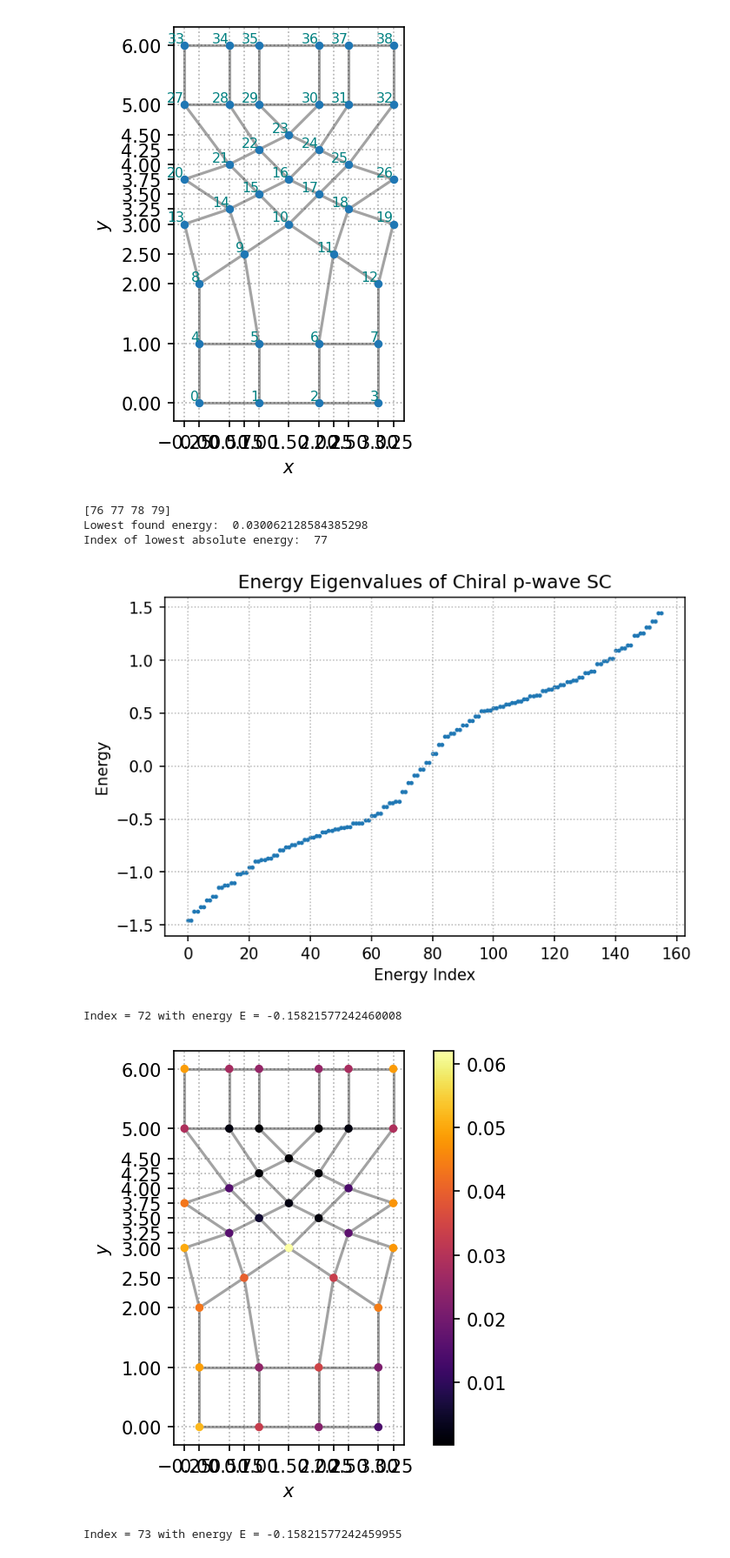
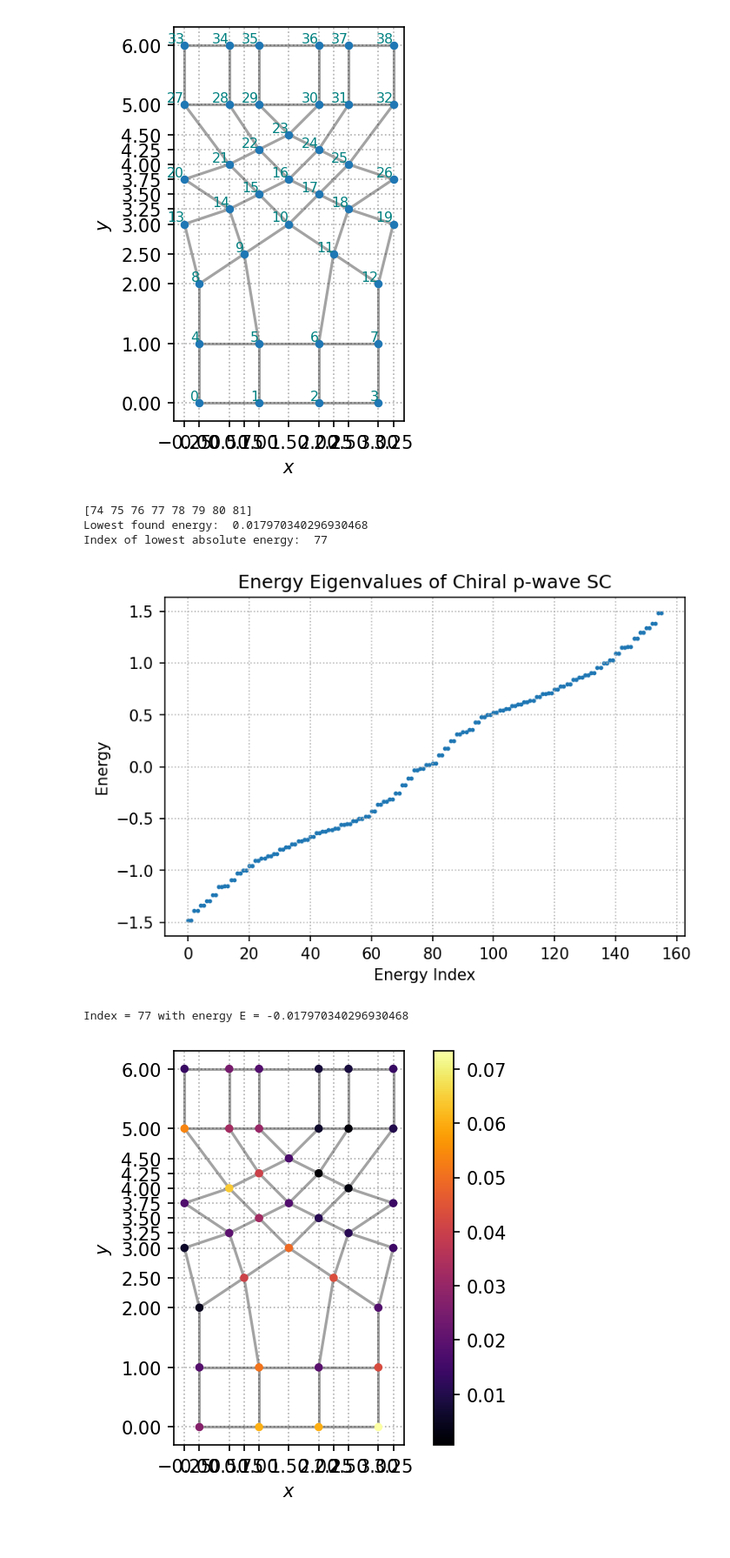
Before and after one commit to isschoch/chiral-p-wave-on-buckyball-geometry, a Jupyter notebook: disclination_dipole.ipynb, the cells around one changed output. Shown at 87% size. Cells and saved outputs as stored; diff of their text form; code cells hidden in the pictures.

```diff
--- a/disclination_dipole.ipynb
+++ b/disclination_dipole.ipynb
@@ -53,15 +53,15 @@ lattice.add_sites(
     ]
 )
 
-lattice.add_edges(
+lattice.add_bonds(
     [(j + i * 4, j + 1 + i * 4) for j in range(3) for i in range(2)],
     [(1, 3) for i in range(6)],
 )
-# lattice.add_edges([(4+i, 4+i+1) for i in range(3)])
-lattice.add_edges(
+# lattice.add_bonds([(4+i, 4+i+1) for i in range(3)])
+lattice.add_bonds(
     [(2 * 4 + j, 2 * 4 + j + 1) for j in range(4)], [(1, 3) for i in range(4)]
 )
-lattice.add_edges(
+lattice.add_bonds(
     [
         (2 * 4 + 5 + j + i * 7, 2 * 4 + 5 + j + 1 + i * 7)
         for j in range(6)
@@ -77,7 +77,7 @@ print(
     ],
     [(1, 3) for i in range(10)],
 )
-lattice.add_edges(
+lattice.add_bonds(
     [
         (2 * 4 + 5 + 2 * 7 + j + i * 6, 2 * 4 + 5 + 2 * 7 + j + 1 + i * 6)
         for j in range(5)
@@ -86,33 +86,33 @@ lattice.add_edges(
     [(1, 3) for i in range(10)],
 )
 
-lattice.add_edges([(0, 4), (5, 1), (6, 2), (7, 3)], [(0, 2) for i in range(4)])
-lattice.add_edges([(4, 8), (5, 9), (6, 11), (7, 12)], [(0, 2) for i in range(4)])
-lattice.add_edges(
+lattice.add_bonds([(0, 4), (5, 1), (6, 2), (7, 3)], [(0, 2) for i in range(4)])
+lattice.add_bonds([(4, 8), (5, 9), (6, 11), (7, 12)], [(0, 2) for i in range(4)])
+lattice.add_bonds(
     [(8, 13), (9, 14), (10, 15), (10, 17), (11, 18), (12, 19)],
     [(0, 2) for i in range(6)],
 )
-lattice.add_edges(
+lattice.add_bonds(
     [(14, 20), (15, 21), (16, 22), (16, 24), (17, 25), (18, 26)],
     [(0, 2) for i in range(6)],
 )
-lattice.add_edges(
+lattice.add_bonds(
     [(21, 27), (22, 28), (23, 29), (23, 30), (24, 31), (25, 32)],
     [(0, 2) for i in range(6)],
 )
-lattice.add_edges([(27 + j, 33 + j) for j in range(6)], [(0, 2) for i in range(6)])
+lattice.add_bonds([(27 + j, 33 + j) for j in range(6)], [(0, 2) for i in range(6)])
 
 
 # lattice.remove_sites([38, 32, 26, 19])
 # lattice.add_sites([(-1, i) for i in range(3)])
 
-flagged_edges_triangle = [(29, 23), (28, 22), (27, 21)]
-flagged_edges_pentagon = [(10, 9), (15, 14), (21, 20)]
+flagged_bonds_triangle = [(29, 23), (28, 22), (27, 21)]
+flagged_bonds_pentagon = [(10, 9), (15, 14), (21, 20)]
 num_sites = lattice.get_num_sites()
 lattice_sites = lattice.get_sites()
 
-# lattice.add_edges([(35, 0), (36, 4), (37, 8), (3, 35), (7, 36), (12, 37), (18, 13), (18, 19), (24, 19), (12, 13), (29, 25), (34, 30), (24, 25)], [(1, 3) for i in range(13)])
-# lattice.add_edges([(35, 36), (36, 37), (30, 35), (31, 0), (32, 1), (33, 2), (34, 3)], [(0, 2) for i in range(7)])
+# lattice.add_bonds([(35, 0), (36, 4), (37, 8), (3, 35), (7, 36), (12, 37), (18, 13), (18, 19), (24, 19), (12, 13), (29, 25), (34, 30), (24, 25)], [(1, 3) for i in range(13)])
+# lattice.add_bonds([(35, 36), (36, 37), (30, 35), (31, 0), (32, 1), (33, 2), (34, 3)], [(0, 2) for i in range(7)])
 
 lattice.plot(True)
 # %% [output]
@@ -128,15 +128,15 @@ H_direct_lattice = Ham_constructor.construct_direct_lattice_hamiltonian(lattice)
 block_indices = Ham_constructor.get_block_indices(lattice.get_num_sites())
 
 hop_phase_triangle = np.exp(complex(0, 1) * np.pi / 2)
-for flagged_edge in flagged_edges_triangle:
-    Ham_constructor.add_tunneling_phase(
-        H_direct_lattice, flagged_edge, hop_phase_triangle, num_sites
+for flagged_bond in flagged_bonds_triangle:
+    Ham_constructor.add_phase(
+        H_direct_lattice, flagged_bond, hop_phase_triangle, num_sites
     )
 
 hop_phase_pentagon = hop_phase_triangle.conjugate()
-for flagged_edge in flagged_edges_pentagon:
-    Ham_constructor.add_tunneling_phase(
-        H_direct_lattice, flagged_edge, hop_phase_pentagon, num_sites
+for flagged_bond in flagged_bonds_pentagon:
+    Ham_constructor.add_phase(
+        H_direct_lattice, flagged_bond, hop_phase_pentagon, num_sites
     )
 
 energies, states = scipy.linalg.eigh(H_direct_lattice)
@@ -148,37 +148,36 @@ print(low_energy_indices)
 print("Lowest found energy: ", np.min(np.abs(energies)))
 gs_idx = np.argmin(np.abs(energies))
 print("Index of lowest absolute energy: ", gs_idx)
 
 plt.xlabel("Energy Index")
 plt.ylabel("Energy")
 plt.grid(linestyle=":")
 plt.title("Energy Eigenvalues of Chiral p-wave SC")
 plt.scatter(range(len(energies)), energies, s=3)
 plt.show()
 
-for gs_idx in range(gs_idx - 5, gs_idx + 5):
+for gs_idx in range(gs_idx, gs_idx + 1):
     print(f"Index = {gs_idx} with energy E = {energies[gs_idx]}")
     gs_wave_function = states[:, gs_idx]
     gs_probabilities_nambu = np.square(np.abs(gs_wave_function))
     gs_probabilities = np.zeros(shape=(num_sites, 1))
 
     for site_idx in range(num_sites):
         gs_probabilities[site_idx] = np.sum(
             gs_probabilities_nambu[block_indices[site_idx]]
         )
 
     x_values = [k[0] for k in lattice_sites]
     y_values = [k[1] for k in lattice_sites]
 
     color_map = plt.get_cmap("inferno")
     sc = lattice.plot(False, c=(gs_probabilities), cmap=color_map)
     plt.colorbar(sc)
     plt.show()
 # %% [output]
-[76 77 78 79]
-Lowest found energy:  0.030062128584385298
+[74 75 76 77 78 79 80 81]
+Lowest found energy:  0.017970340296930468
 Index of lowest absolute energy:  77
-[figure, old version]
+[figure, new version]
-Index = 72 with energy E = -0.15821577242460008
+Index = 77 with energy E = -0.017970340296930468
-[figure, old version]
+[figure, new version]
-Index = 73 with energy E = -0.15821577242459955
```
Also changed, not shown: parts of 1 cell of this notebook, 10 other files.
